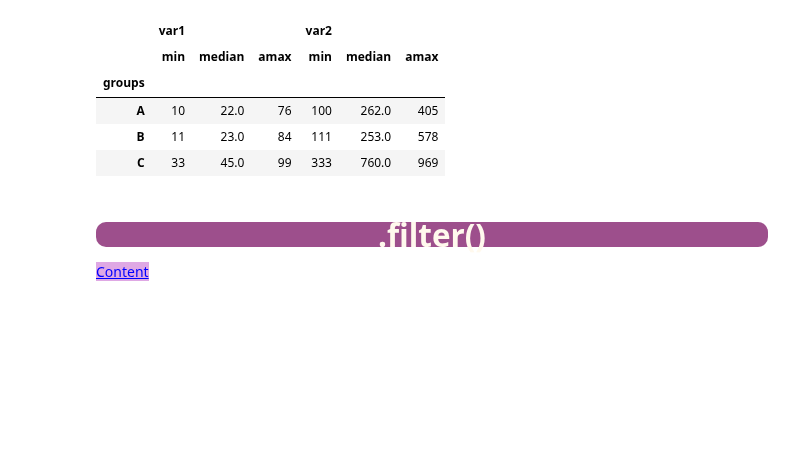
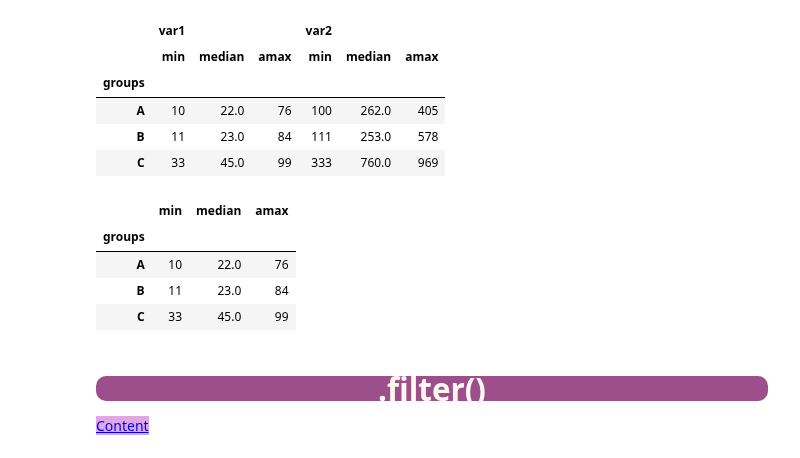
Before and after one commit to Bir01/02_DATA_SCIENCE_DATA_ANALYTICS_MODULE, a Jupyter notebook: 3- Classes_Labs/2. DAwPY/DAwPy_S5_6_(Groupby_and_Useful_Operations)-student-Copy1.ipynb, the cells around one changed output. Cells and saved outputs as stored; diff of their text form; code cells hidden in the pictures; blank space fills up the shorter version.

```diff
--- a/3- Classes_Labs/2. DAwPY/DAwPy_S5_6_(Groupby_and_Useful_Operations)-student-Copy1.ipynb
+++ b/3- Classes_Labs/2. DAwPY/DAwPy_S5_6_(Groupby_and_Useful_Operations)-student-Copy1.ipynb
@@ -679,6 +682,14 @@ df2.groupby("groups").agg([min, "median", np.max])
 | A | 10 | 22.0 | 76 | 100 | 262.0 | 405 |
 | B | 11 | 23.0 | 84 | 111 | 253.0 | 578 |
 | C | 33 | 45.0 | 99 | 333 | 760.0 | 969 |
+# %%
+df2.groupby("groups").agg([min, "median", np.max])["var1"] #uygulayinca tek bir column icin sonuc getirir.
+# %% [output]
+|  | min | median | amax |
+| groups |  |  |  |
+| A | 10 | 22.0 | 76 |
+| B | 11 | 23.0 | 84 |
+| C | 33 | 45.0 | 99 |
 # %% [markdown]
 ### <p style="background-color:#9d4f8c; font-family:newtimeroman; color:#FFF9ED; font-size:175%; text-align:center; border-radius:10px 10px;">.filter()</p>
 
```
Also changed, not shown: parts of 32 cells of this notebook.
